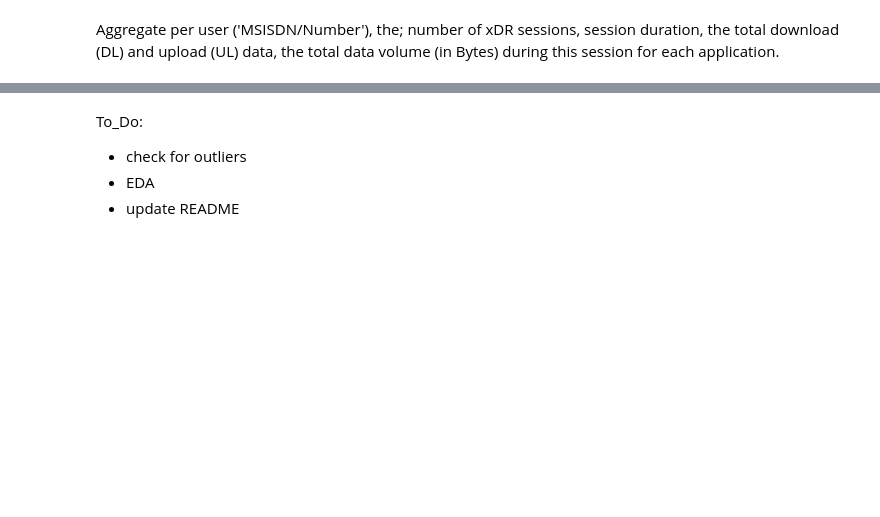
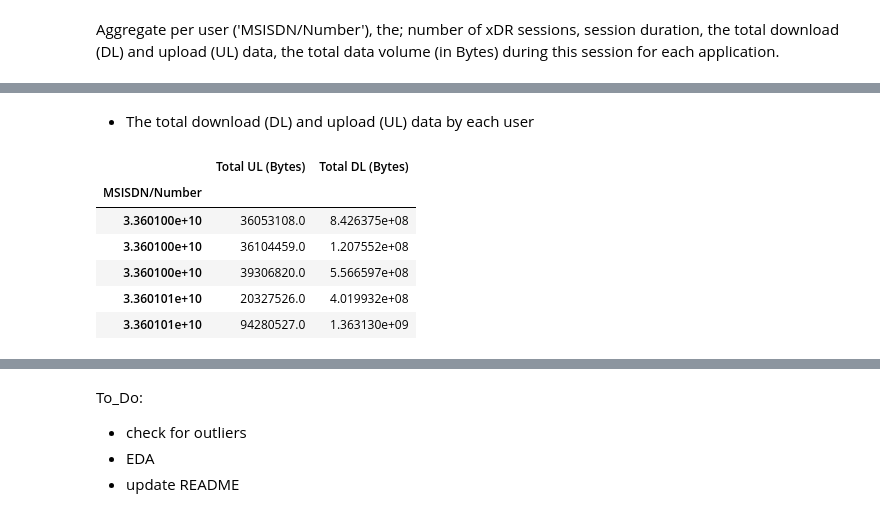
Before and after one commit to khaiyra/TellCo-Analysis, a Jupyter notebook: notebooks/User-Overview-Analysis.ipynb, the cells around one changed output, grey strips where cells are left out. Cells and saved outputs as stored; diff of their text form; code cells hidden in the pictures; blank space fills up the shorter version.

```diff
--- a/notebooks/User-Overview-Analysis.ipynb
+++ b/notebooks/User-Overview-Analysis.ipynb
@@ -346,0 +414,13 @@ Aggregate per user ('MSISDN/Number'), the; number of xDR sessions, session durat
+# %% [markdown]
+* The total download (DL) and upload (UL) data by each user
+# %%
+# total download and upload data in bytes by each user
+data.groupby('MSISDN/Number').agg({'Total UL (Bytes)': 'sum','Total DL (Bytes)': 'sum' }).head(5)
+# %% [output]
+|  | Total UL (Bytes) | Total DL (Bytes) |
+| MSISDN/Number |  |  |
+| 3.360100e+10 | 36053108.0 | 8.426375e+08 |
+| 3.360100e+10 | 36104459.0 | 1.207552e+08 |
+| 3.360100e+10 | 39306820.0 | 5.566597e+08 |
+| 3.360101e+10 | 20327526.0 | 4.019932e+08 |
+| 3.360101e+10 | 94280527.0 | 1.363130e+09 |
```
Also changed, not shown: parts of 15 cells of this notebook.
